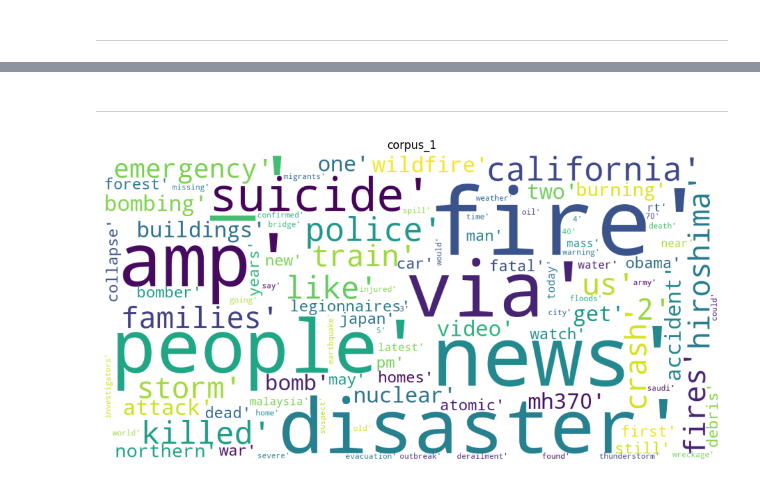
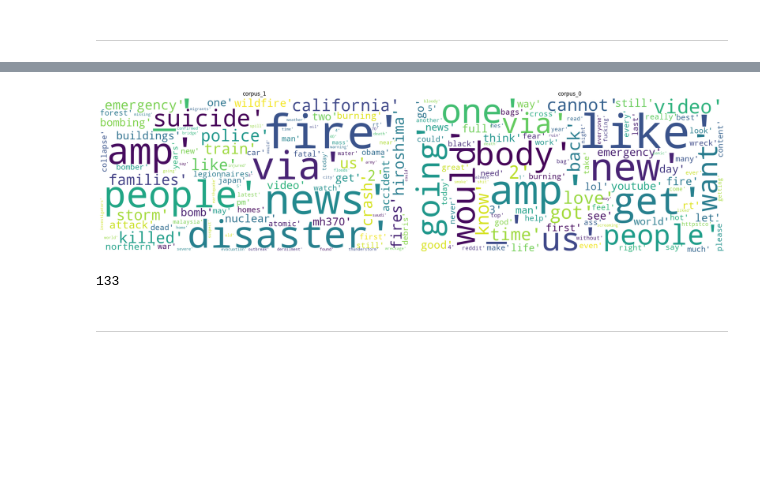
Before and after one commit to Daniel-Elston/NLP_Disaster_Tweets, a Jupyter notebook: Notebooks/D1_Initial_Exploration/exploration_1.ipynb, the cells around one changed output, grey strips where cells are left out. Saved outputs shown, nothing was run; the diff lists cells and outputs as text; code cells hidden in the pictures; blank space fills up the shorter version.

```diff
--- a/Notebooks/D1_Initial_Exploration/exploration_1.ipynb
+++ b/Notebooks/D1_Initial_Exploration/exploration_1.ipynb
@@ -70,7 +69,7 @@ display(df_test.head())
 # %%
-# corpus_doc_1, corpus_word_1, bow_1, bow_fd_1 = load_corpus_bow('1')
-# corpus_doc_0, corpus_word_0, bow_0, bow_fd_0 = load_corpus_bow('0')
-# corpus_word_sw, bow_sw, bow_fd_sw = load_corpus_bow('sw')
+corpus_doc_1, corpus_word_1, bow_1, bow_fd_1 = load_corpus_bow('1')
+corpus_doc_0, corpus_word_0, bow_0, bow_fd_0 = load_corpus_bow('0')
+corpus_word_sw, bow_sw, bow_fd_sw = load_corpus_bow('sw')
 # %%
 df = df_train
 # %% [markdown]
@@ -229,8 +154,0 @@ See the caveats in the documentation: https://pandas.pydata.org/pandas-docs/stab
-# %%
-corpus_doc_1 = processor_1.corpus_doc
-corpus_word_1 = processor_1.corpus_word
-corpus_stopwords_1 = processor_1.corpus_stopwords
-
-corpus_doc_0 = processor_0.corpus_doc
-corpus_word_0 = processor_0.corpus_word
-corpus_stopwords_0 = processor_0.corpus_stopwords
@@ -245,2 +155,37 @@ bow_fd_stopwords_0 = processor_0.bow_fd
+# %%
+def show_wordcloud(data, title, ax):
+    wordcloud = WordCloud(
+        background_color='white',
+        stopwords=stop_words,
+        max_words=100,
+        max_font_size=60,
+        scale=3,
+        random_state=1,
+        collocations=False
+    ).generate(str(data))
+
+    ax.axis('off')
+    ax.imshow(wordcloud)
+    ax.set_title(title)
+# %%
+fig, ax = plt.subplots(1, 2, figsize=fig_size)
+
+show_wordcloud(corpus_word_1, 'corpus_1', ax[0])
+show_wordcloud(corpus_word_0, 'corpus_0', ax[1])
+
+plt.tight_layout()
+plt.show()
+# %% [output]
+[figure, added]
+# %%
+# get all the occurences of 'word' from a list of lists
+def get_occurences(corpus, word):
+    occurences = 0
+    for tweet in corpus:
+        occurences += tweet.count(word)
+    return occurences
+get_occurences(corpus_word_0, "body")
+# %% [output]
+133
 # %% [markdown]
 ---
@@ -264,4 +191,0 @@ def show_wordcloud(data, title):
-# %%
-show_wordcloud(corpus_word_1, 'corpus_1')
-# %% [output]
-[figure, removed]
```
Also changed, not shown: parts of 34 cells of this notebook, 3 other files.
